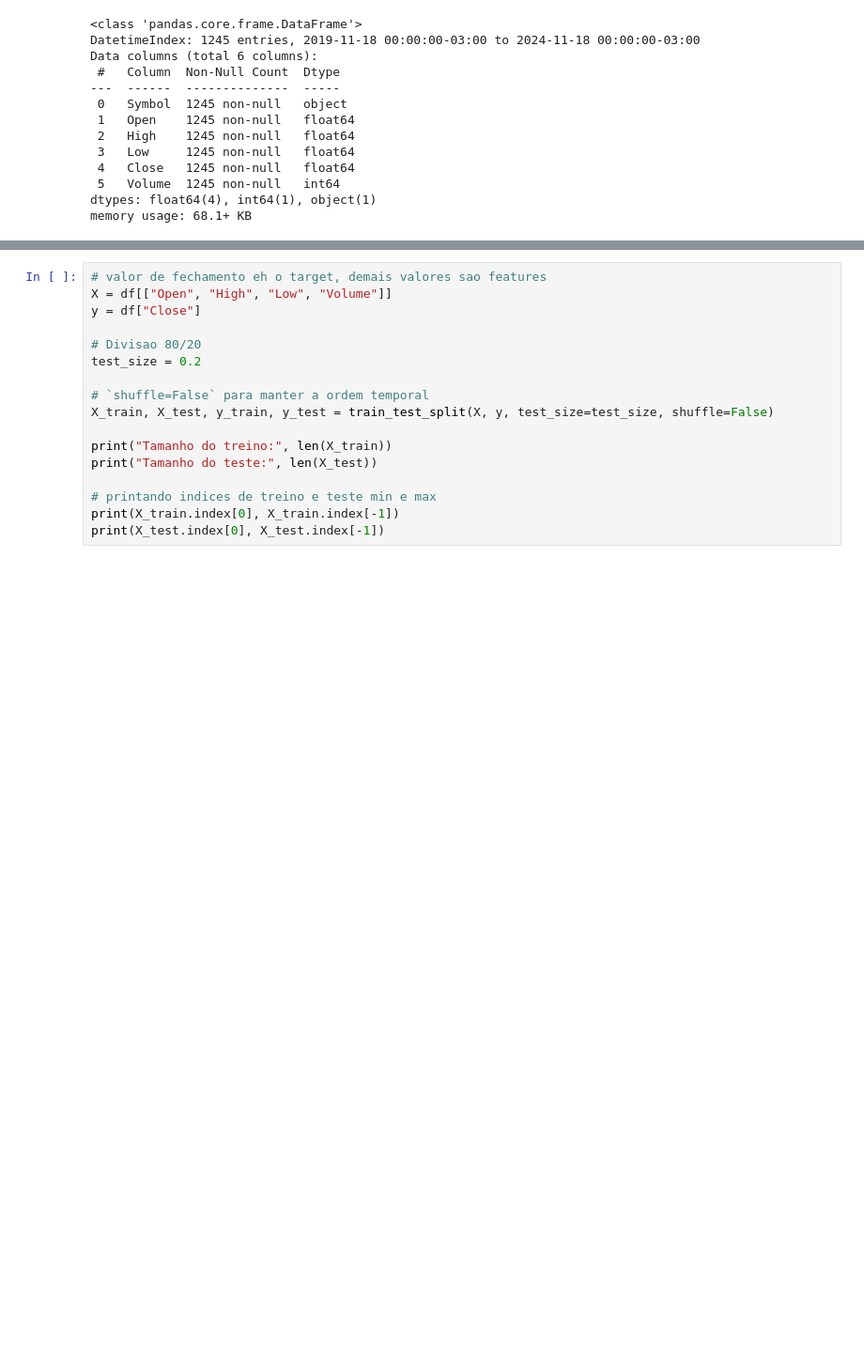
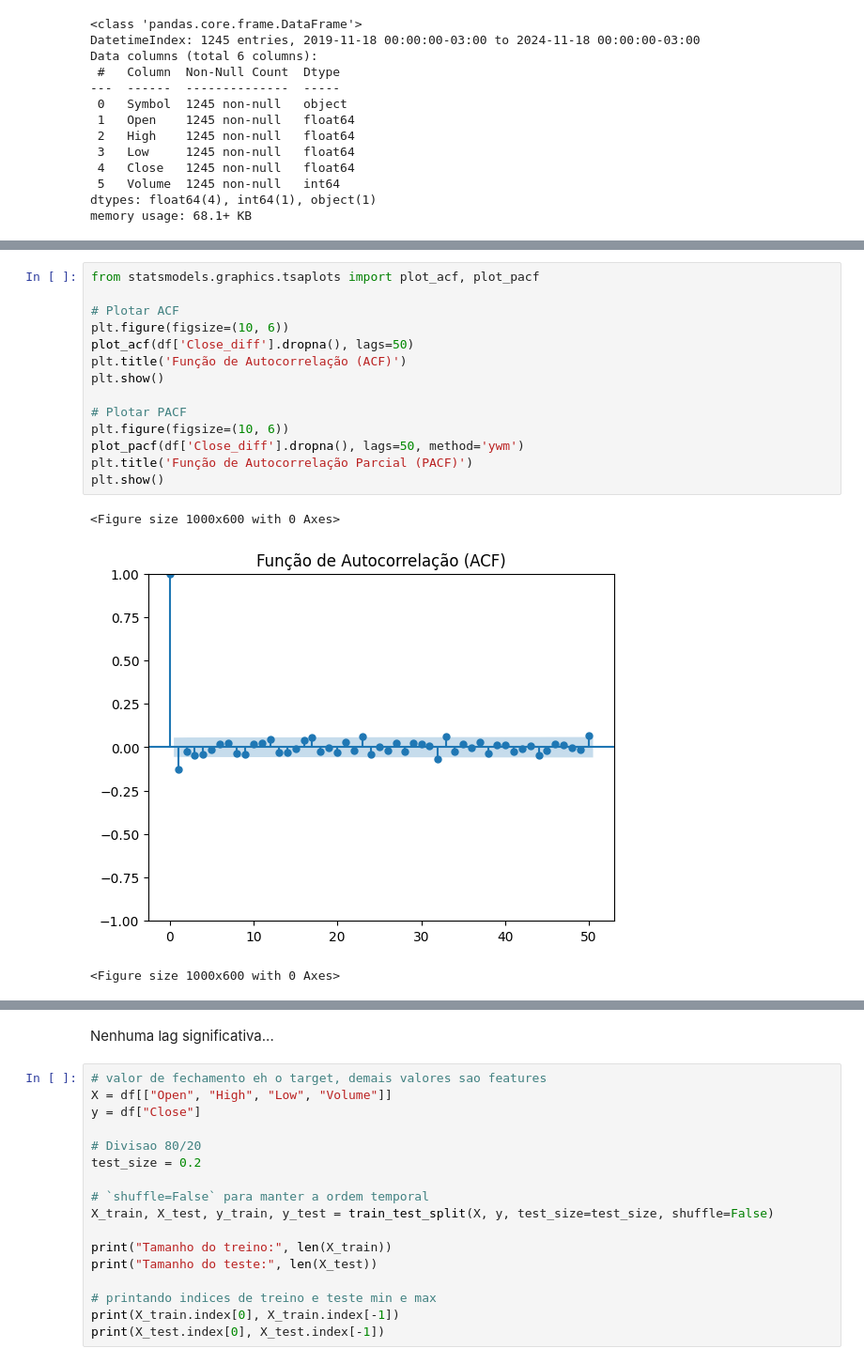
Before and after one commit to gmferratti/LSTM-time-series-prediction, a Jupyter notebook: notebooks/gmferratti/exploring_data.ipynb, the cells around one changed output, grey strips where cells are left out. Shown at 94% size. Saved outputs shown, nothing was run; the diff lists cells and outputs as text; blank space fills up the shorter version.

```diff
--- a/notebooks/gmferratti/exploring_data.ipynb
+++ b/notebooks/gmferratti/exploring_data.ipynb
@@ -41,0 +90,18 @@ memory usage: 68.1+ KB
+# %%
+from statsmodels.graphics.tsaplots import plot_acf, plot_pacf
+
+# Plotar ACF
+plt.figure(figsize=(10, 6))
+plot_acf(df['Close_diff'].dropna(), lags=50)
+plt.title('Função de Autocorrelação (ACF)')
+plt.show()
+
+# Plotar PACF
+plt.figure(figsize=(10, 6))
+plot_pacf(df['Close_diff'].dropna(), lags=50, method='ywm')
+plt.title('Função de Autocorrelação Parcial (PACF)')
+plt.show()
+# %% [output]
+<Figure size 1000x600 with 0 Axes>
+[figure, added]
+<Figure size 1000x600 with 0 Axes>
@@ -42,3 +109,5 @@ memory usage: 68.1+ KB
+# %% [markdown]
+Nenhuma lag significativa...
 # %%
 # valor de fechamento eh o target, demais valores sao features
 X = df[["Open", "High", "Low", "Volume"]]
```
Also changed, not shown: parts of 14 cells of this notebook, 11 other files.
